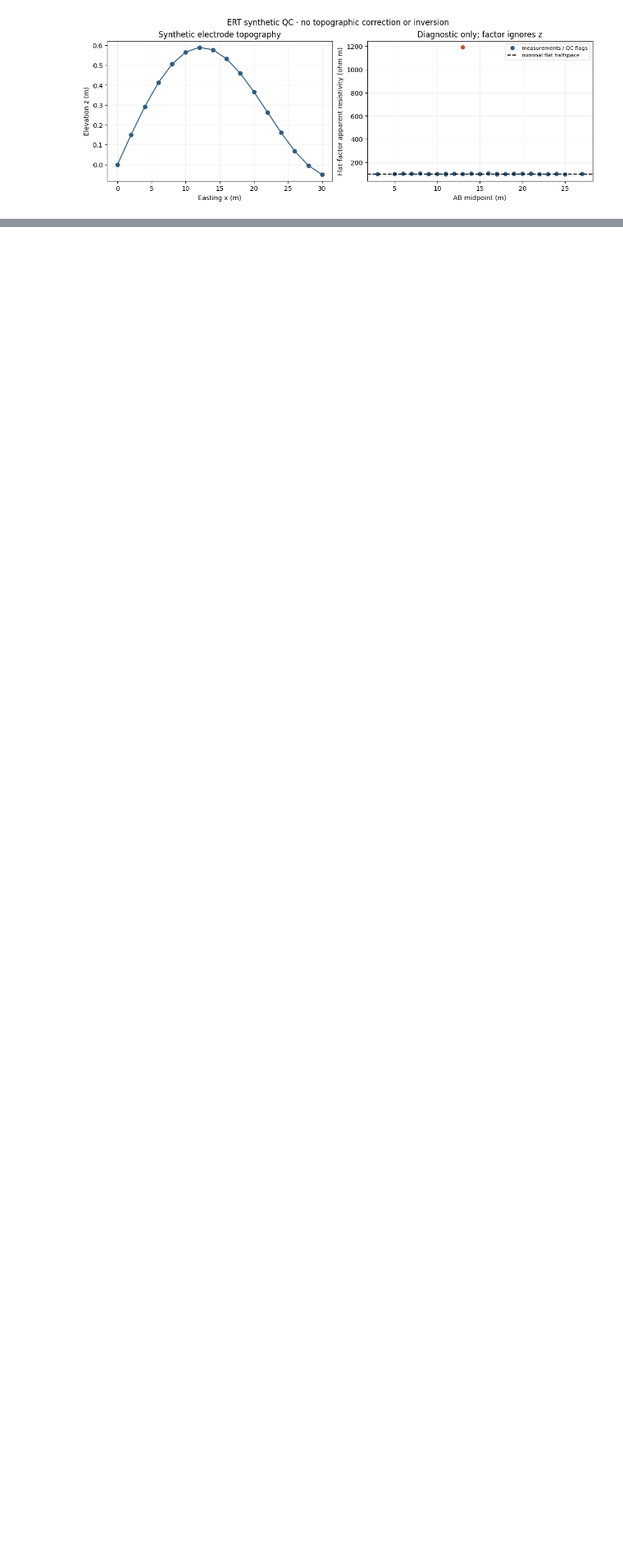
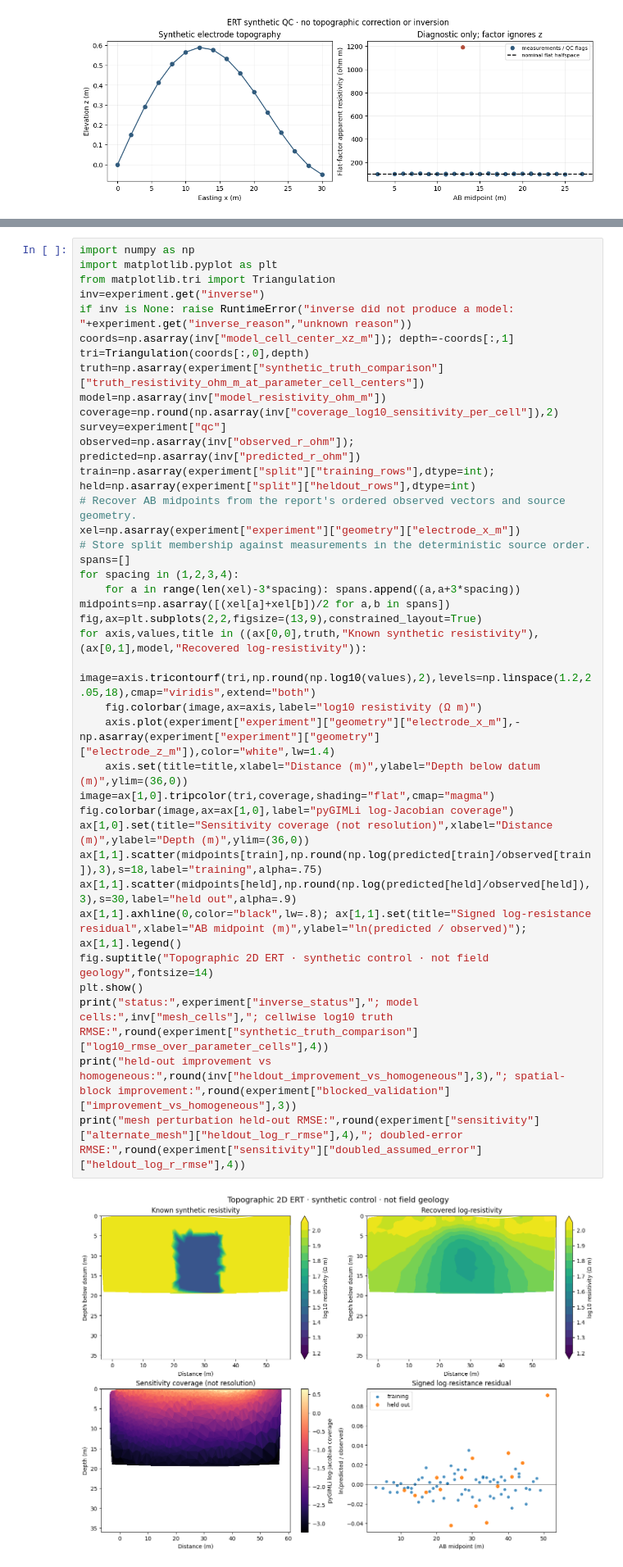
Before and after one commit to fsantibanezleal/CAOS_Geophysics, a Jupyter notebook: notebooks/en/05-ert/02-ert-inversion.ipynb, the cells around one changed output, grey strips where cells are left out. Shown at 82% size. Saved outputs shown, nothing was run; the diff lists cells and outputs as text; blank space fills up the shorter version.

Commit message:
feat(notebooks): add solver-backed synthetic ERT lesson

```diff
--- a/notebooks/en/05-ert/02-ert-inversion.ipynb
+++ b/notebooks/en/05-ert/02-ert-inversion.ipynb
@@ -90,0 +130,40 @@ predeclared split train=25 held=5; median apparent rho=99.07 ohm m; nominal rho=
+# %%
+import numpy as np
+import matplotlib.pyplot as plt
+from matplotlib.tri import Triangulation
+inv=experiment.get("inverse")
+if inv is None: raise RuntimeError("inverse did not produce a model: "+experiment.get("inverse_reason","unknown reason"))
+coords=np.asarray(inv["model_cell_center_xz_m"]); depth=-coords[:,1]
+tri=Triangulation(coords[:,0],depth)
+truth=np.asarray(experiment["synthetic_truth_comparison"]["truth_resistivity_ohm_m_at_parameter_cell_centers"])
+model=np.asarray(inv["model_resistivity_ohm_m"])
+coverage=np.round(np.asarray(inv["coverage_log10_sensitivity_per_cell"]),2)
+survey=experiment["qc"]
+observed=np.asarray(inv["observed_r_ohm"]); predicted=np.asarray(inv["predicted_r_ohm"])
+train=np.asarray(experiment["split"]["training_rows"],dtype=int); held=np.asarray(experiment["split"]["heldout_rows"],dtype=int)
+# Recover AB midpoints from the report's ordered observed vectors and source geometry.
+xel=np.asarray(experiment["experiment"]["geometry"]["electrode_x_m"])
+# Store split membership against measurements in the deterministic source order.
+spans=[]
+for spacing in (1,2,3,4):
+    for a in range(len(xel)-3*spacing): spans.append((a,a+3*spacing))
+midpoints=np.asarray([(xel[a]+xel[b])/2 for a,b in spans])
+fig,ax=plt.subplots(2,2,figsize=(13,9),constrained_layout=True)
+for axis,values,title in ((ax[0,0],truth,"Known synthetic resistivity"),(ax[0,1],model,"Recovered log-resistivity")):
+    image=axis.tricontourf(tri,np.round(np.log10(values),2),levels=np.linspace(1.2,2.05,18),cmap="viridis",extend="both")
+    fig.colorbar(image,ax=axis,label="log10 resistivity (Ω m)")
+    axis.plot(experiment["experiment"]["geometry"]["electrode_x_m"],-np.asarray(experiment["experiment"]["geometry"]["electrode_z_m"]),color="white",lw=1.4)
+    axis.set(title=title,xlabel="Distance (m)",ylabel="Depth below datum (m)",ylim=(36,0))
+image=ax[1,0].tripcolor(tri,coverage,shading="flat",cmap="magma")
+fig.colorbar(image,ax=ax[1,0],label="pyGIMLi log-Jacobian coverage")
+ax[1,0].set(title="Sensitivity coverage (not resolution)",xlabel="Distance (m)",ylabel="Depth (m)",ylim=(36,0))
+ax[1,1].scatter(midpoints[train],np.round(np.log(predicted[train]/observed[train]),3),s=18,label="training",alpha=.75)
+ax[1,1].scatter(midpoints[held],np.round(np.log(predicted[held]/observed[held]),3),s=30,label="held out",alpha=.9)
+ax[1,1].axhline(0,color="black",lw=.8); ax[1,1].set(title="Signed log-resistance residual",xlabel="AB midpoint (m)",ylabel="ln(predicted / observed)"); ax[1,1].legend()
+fig.suptitle("Topographic 2D ERT · synthetic control · not field geology",fontsize=14)
+plt.show()
+print("status:",experiment["inverse_status"],"; model cells:",inv["mesh_cells"],"; cellwise log10 truth RMSE:",round(experiment["synthetic_truth_comparison"]["log10_rmse_over_parameter_cells"],4))
+print("held-out improvement vs homogeneous:",round(inv["heldout_improvement_vs_homogeneous"],3),"; spatial-block improvement:",round(experiment["blocked_validation"]["improvement_vs_homogeneous"],3))
+print("mesh perturbation held-out RMSE:",round(experiment["sensitivity"]["alternate_mesh"]["heldout_log_r_rmse"],4),"; doubled-error RMSE:",round(experiment["sensitivity"]["doubled_assumed_error"]["heldout_log_r_rmse"],4))
+# %% [output]
+[figure, added]
```
Also changed, not shown: parts of 7 cells of this notebook, 12 other files.
